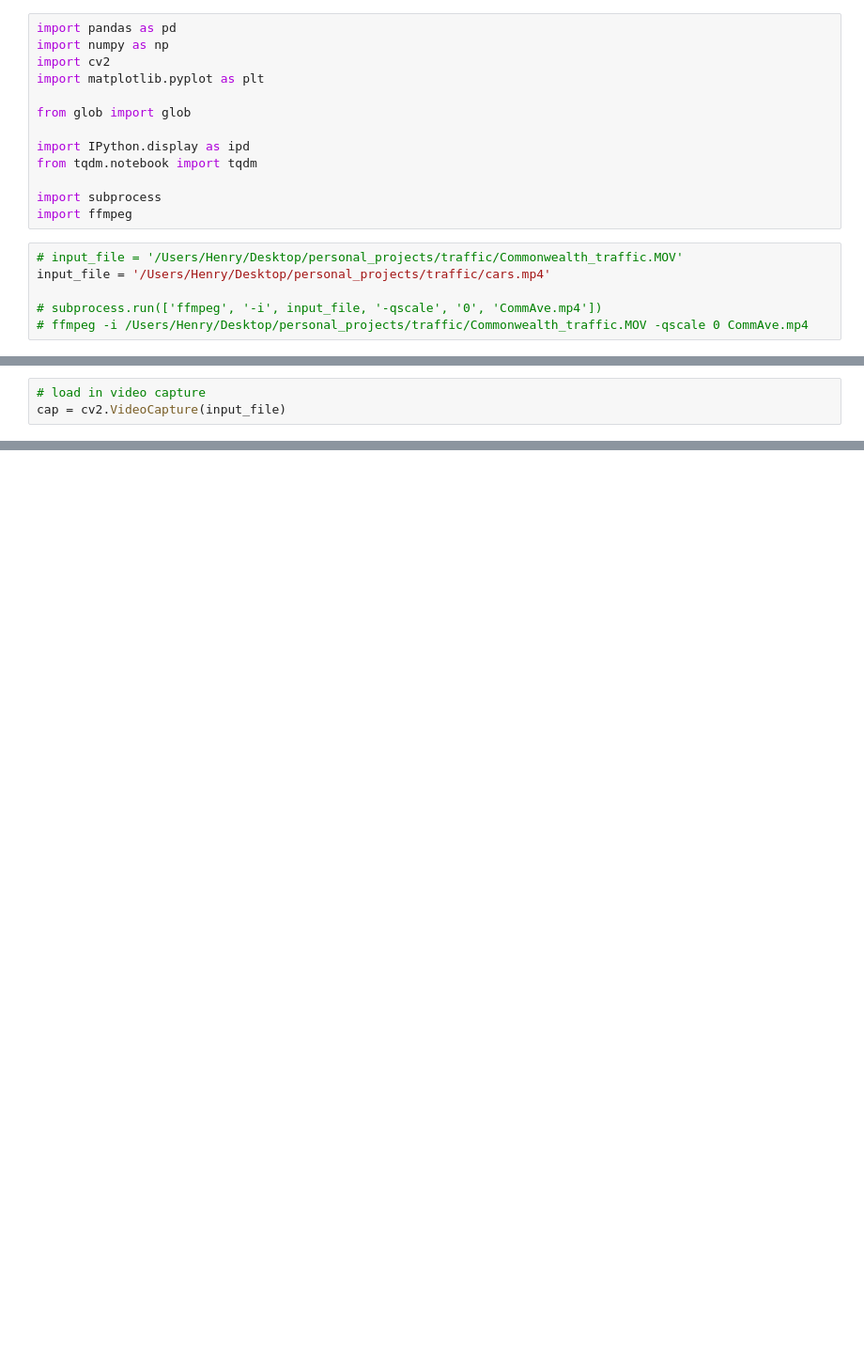
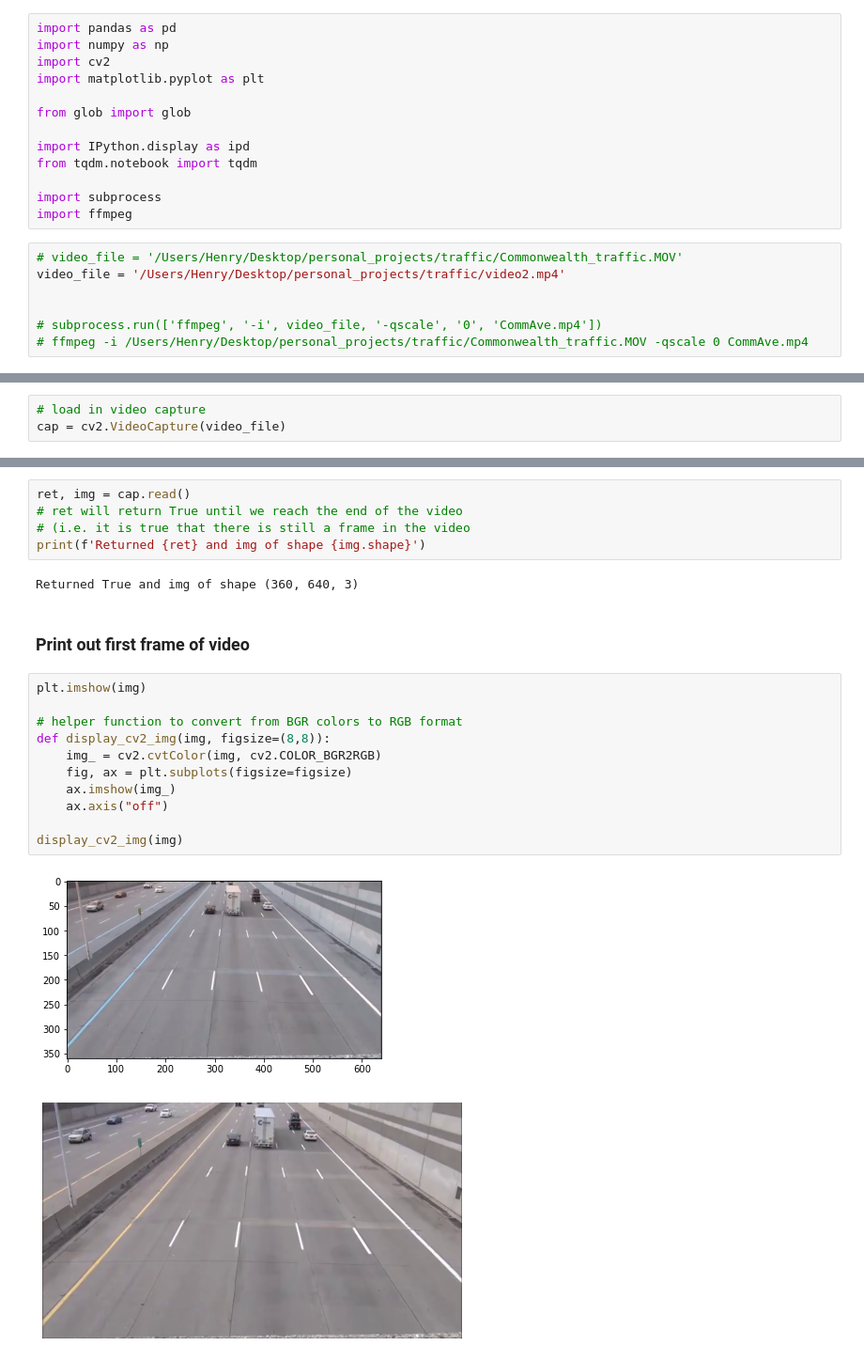
Before and after one commit to henrym105/personal_projects, a Jupyter notebook: traffic/main.ipynb, the cells around one changed output, grey strips where cells are left out. Shown: that part at 94% size. Drawn from its saved outputs; the diff is of its cells as text; blank space fills up the shorter version.

```diff
--- a/traffic/main.ipynb
+++ b/traffic/main.ipynb
@@ -12,9 +12,10 @@ from tqdm.notebook import tqdm
 import subprocess
 import ffmpeg
 # %%
-# input_file = '/Users/Henry/Desktop/personal_projects/traffic/Commonwealth_traffic.MOV'
-input_file = '/Users/Henry/Desktop/personal_projects/traffic/cars.mp4'
+# video_file = '/Users/Henry/Desktop/personal_projects/traffic/Commonwealth_traffic.MOV'
+video_file = '/Users/Henry/Desktop/personal_projects/traffic/video2.mp4'
 
-# subprocess.run(['ffmpeg', '-i', input_file, '-qscale', '0', 'CommAve.mp4'])
+
+# subprocess.run(['ffmpeg', '-i', video_file, '-qscale', '0', 'CommAve.mp4'])
 # ffmpeg -i /Users/Henry/Desktop/personal_projects/traffic/Commonwealth_traffic.MOV -qscale 0 CommAve.mp4
 # %%
@@ -24,6 +27,6 @@ ipd.Video(input_file)
 # %%
 # load in video capture
-cap = cv2.VideoCapture(input_file)
+cap = cv2.VideoCapture(video_file)
 # %%
 # Video metadata
 totalframes = cap.get(cv2.CAP_PROP_FRAME_COUNT)
@@ -40,0 +46,23 @@ Error:
+# %%
+ret, img = cap.read()
+# ret will return True until we reach the end of the video
+# (i.e. it is true that there is still a frame in the video
+print(f'Returned {ret} and img of shape {img.shape}')
+# %% [output]
+Returned True and img of shape (360, 640, 3)
+# %% [markdown]
+### Print out first frame of video
+# %%
+plt.imshow(img)
+
+# helper function to convert from BGR colors to RGB format
+def display_cv2_img(img, figsize=(8,8)):
+    img_ = cv2.cvtColor(img, cv2.COLOR_BGR2RGB)
+    fig, ax = plt.subplots(figsize=figsize)
+    ax.imshow(img_)
+    ax.axis("off")
+
+display_cv2_img(img)
+# %% [output]
+[figure, added]
+[figure, added]
```
Also changed, not shown: parts of 6 cells of this notebook, 10 other files.
